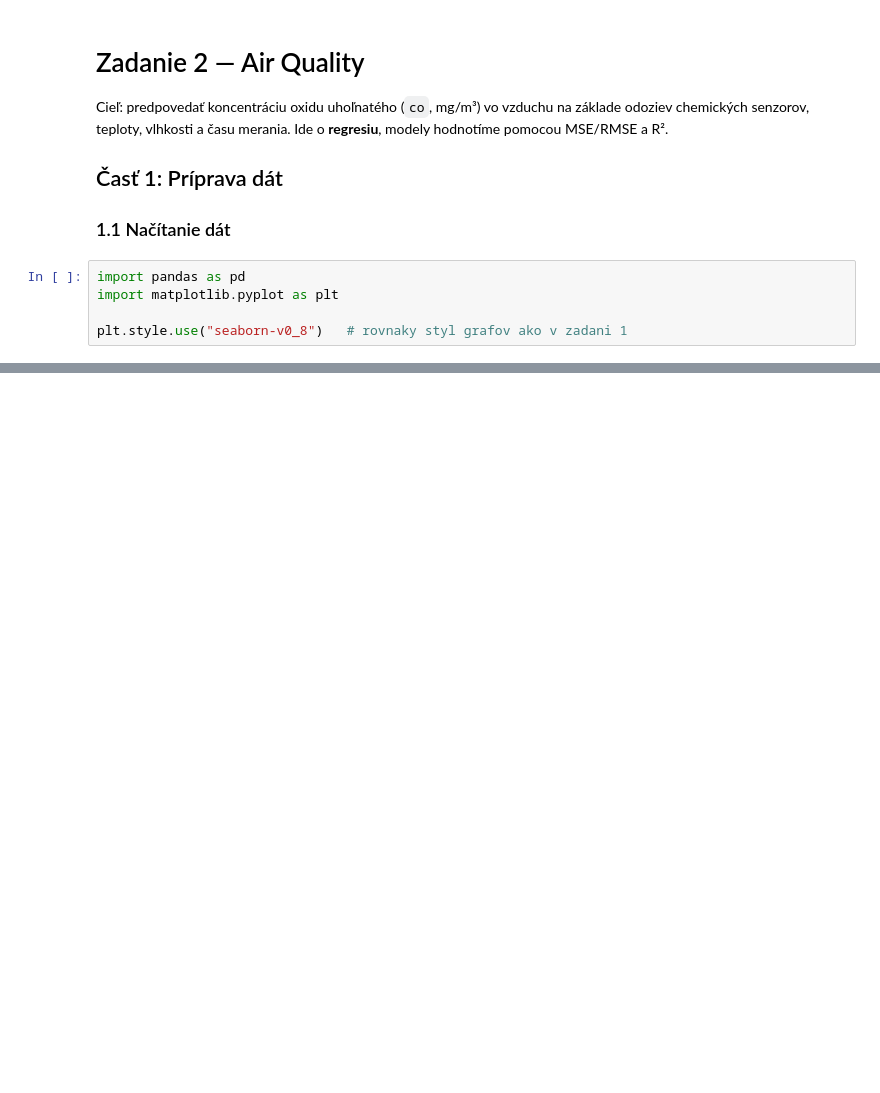
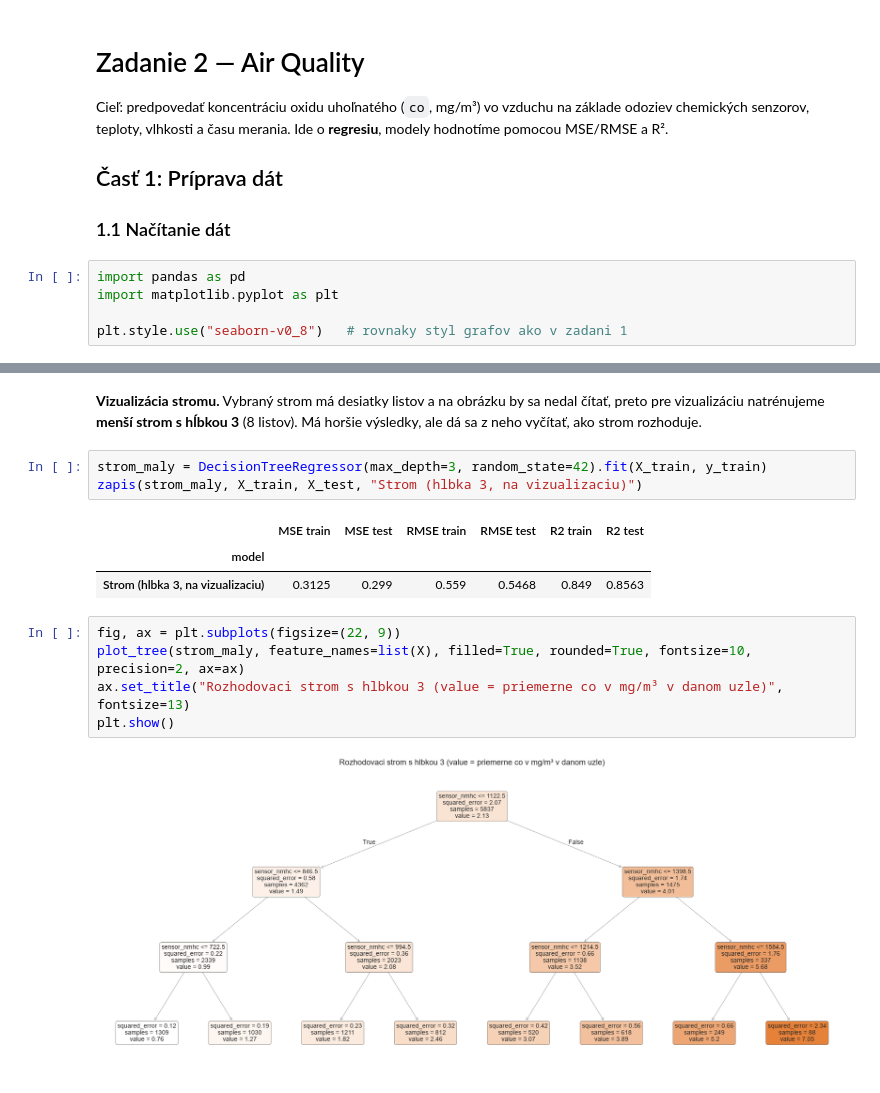
Before and after one commit to IvanYachmenov/SUNS_neural_networks_2, a Jupyter notebook: assignment.ipynb, the cells around one changed output, grey strips where cells are left out. Cells and saved outputs as stored; diff of their text form; blank space fills up the shorter version.

```diff
--- a/assignment.ipynb
+++ b/assignment.ipynb
@@ -52,0 +496,16 @@ df.head(50)
+# %% [markdown]
+**Vizualizácia stromu.** Vybraný strom má desiatky listov a na obrázku by sa nedal čítať, preto pre vizualizáciu natrénujeme **menší strom s hĺbkou 3** (8 listov). Má horšie výsledky, ale dá sa z neho vyčítať, ako strom rozhoduje.
+# %%
+strom_maly = DecisionTreeRegressor(max_depth=3, random_state=42).fit(X_train, y_train)
+zapis(strom_maly, X_train, X_test, "Strom (hlbka 3, na vizualizaciu)")
+# %% [output]
+|  | MSE train | MSE test | RMSE train | RMSE test | R2 train | R2 test |
+| model |  |  |  |  |  |  |
+| Strom (hlbka 3, na vizualizaciu) | 0.3125 | 0.299 | 0.559 | 0.5468 | 0.849 | 0.8563 |
+# %%
+fig, ax = plt.subplots(figsize=(22, 9))
+plot_tree(strom_maly, feature_names=list(X), filled=True, rounded=True, fontsize=10, precision=2, ax=ax)
+ax.set_title("Rozhodovaci strom s hlbkou 3 (value = priemerne co v mg/m³ v danom uzle)", fontsize=13)
+plt.show()
+# %% [output]
+[figure, added]
```
Also changed, not shown: parts of 110 cells of this notebook, 17 other files.
